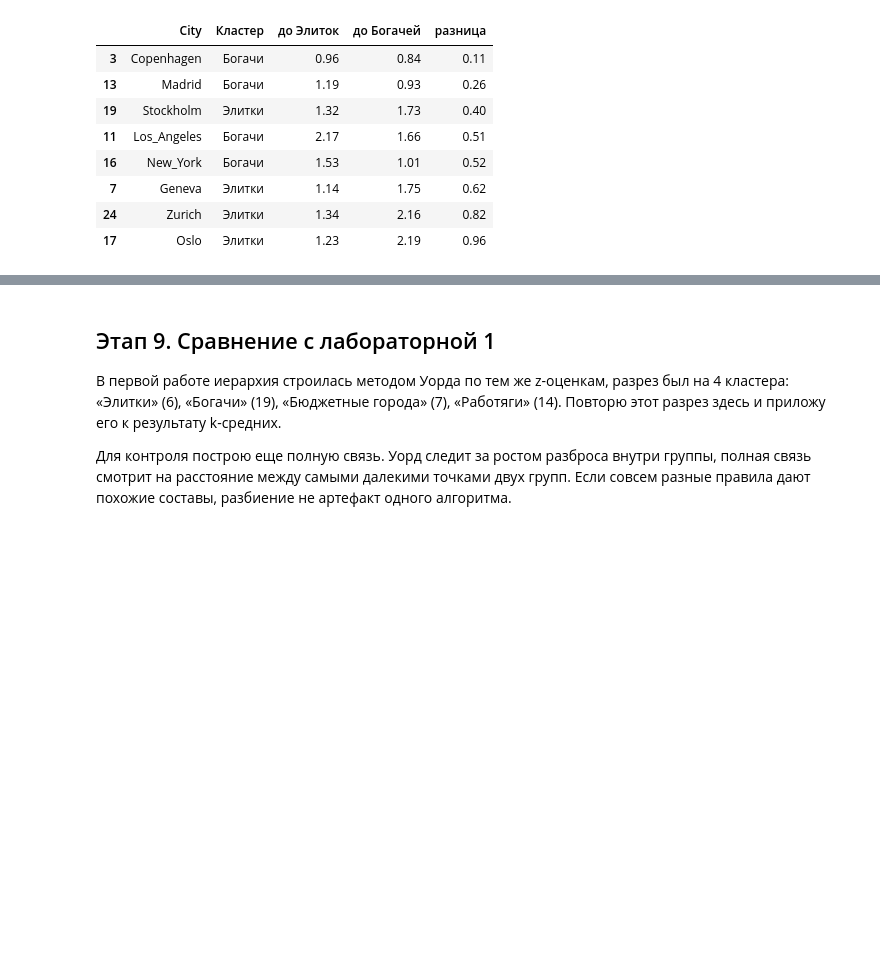
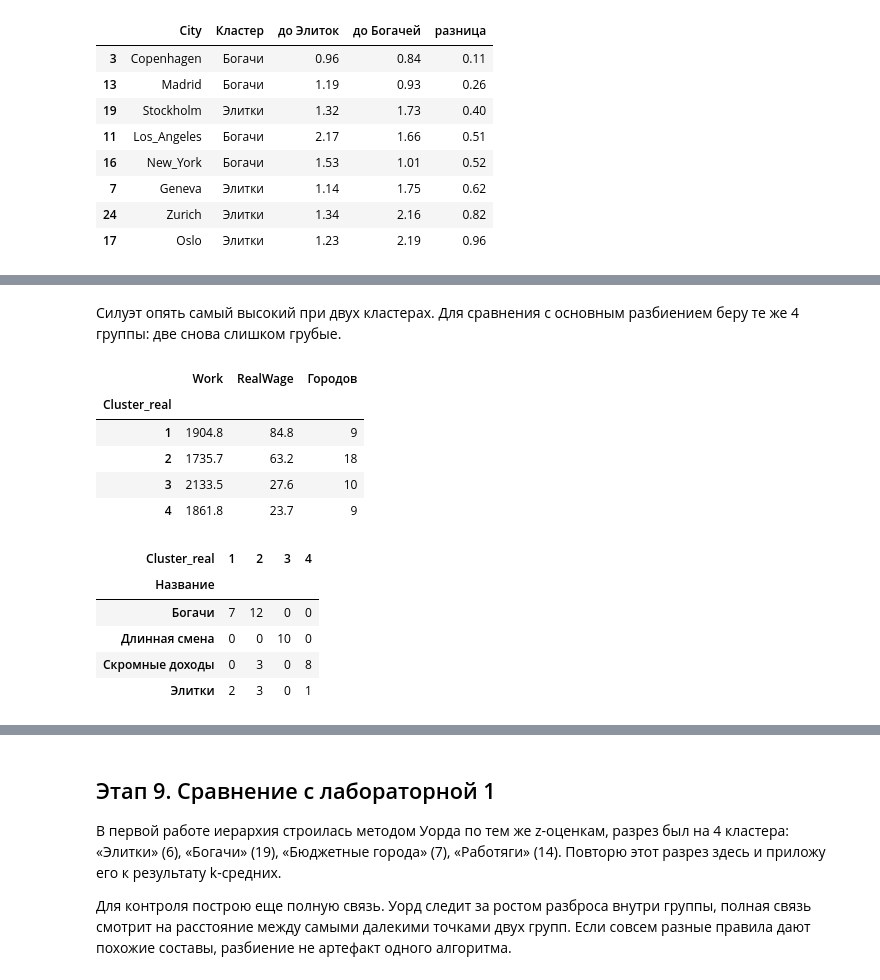
Before and after one commit to destorz11/Python-data-analysis, a Jupyter notebook: lab2_kmeans/notebooks/lab2_kmeans.ipynb, the cells around one changed output, grey strips where cells are left out. Saved outputs shown, nothing was run; the diff lists cells and outputs as text; code cells hidden in the pictures; blank space fills up the shorter version.

```diff
--- a/lab2_kmeans/notebooks/lab2_kmeans.ipynb
+++ b/lab2_kmeans/notebooks/lab2_kmeans.ipynb
@@ -741,0 +716,5 @@ border.head(8).round(2)
+# %%
+df_clusters['RealWage'] = df_clusters['Salary'] / df_clusters['Price'] * 100
+
+display(df_clusters['RealWage'].sort_values(ascending=False).head().round(1).to_frame('Самые высокие'))
+df_clusters['RealWage'].sort_values().head().round(1).to_frame('Самые низкие')
@@ -741,0 +754,25 @@ border.head(8).round(2)
+# %% [markdown]
+Силуэт опять самый высокий при двух кластерах. Для сравнения с основным разбиением беру те же 4 группы: две снова слишком грубые.
+# %%
+real_labels = KMeans(n_clusters=4, init='k-means++', n_init=50, random_state=0).fit(X_real).labels_
+real_labels = pd.Series(real_labels, index=df_clusters.index)
+order = df_clusters.groupby(real_labels)['RealWage'].mean().sort_values(ascending=False).index
+df_clusters['Cluster_real'] = real_labels.map({old: new for new, old in enumerate(order, start=1)})
+
+real_profile = df_clusters.groupby('Cluster_real')[['Work', 'RealWage']].mean().round(1)
+real_profile['Городов'] = df_clusters['Cluster_real'].value_counts()
+display(real_profile)
+pd.crosstab(df_clusters['Название'], df_clusters['Cluster_real'])
+# %% [output]
+|  | Work | RealWage | Городов |
+| Cluster_real |  |  |  |
+| 1 | 1904.8 | 84.8 | 9 |
+| 2 | 1735.7 | 63.2 | 18 |
+| 3 | 2133.5 | 27.6 | 10 |
+| 4 | 1861.8 | 23.7 | 9 |
+| Cluster_real | 1 | 2 | 3 | 4 |
+| Название |  |  |  |  |
+| Богачи | 7 | 12 | 0 | 0 |
+| Длинная смена | 0 | 0 | 10 | 0 |
+| Скромные доходы | 0 | 3 | 0 | 8 |
+| Элитки | 2 | 3 | 0 | 1 |
```
Also changed, not shown: parts of 15 cells of this notebook.
